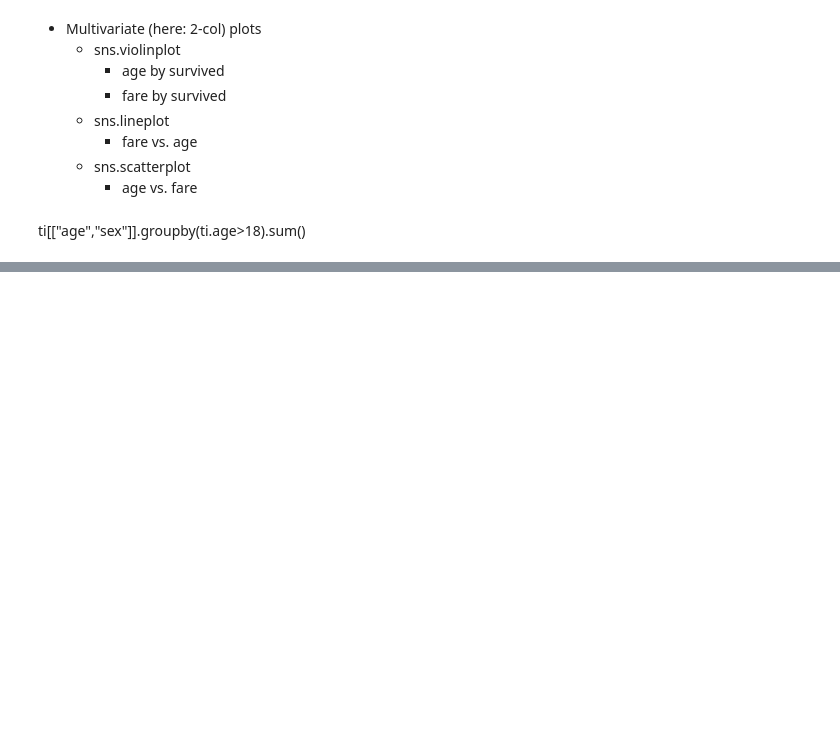
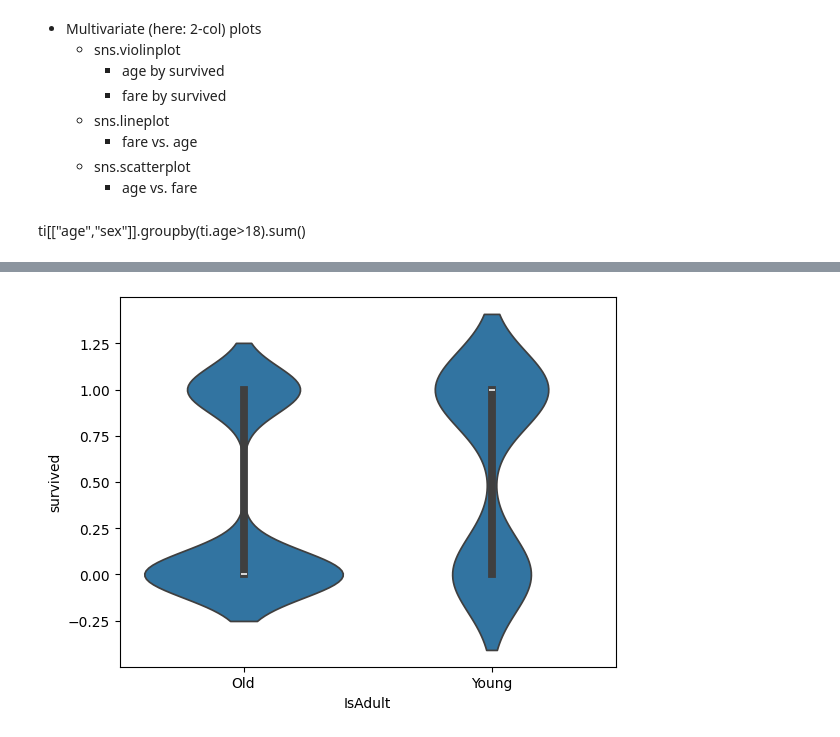
Before and after one commit to RanjithM12/OpenAI_Training, a Jupyter notebook: Sep24_002_EDA_Visuals.ipynb, the cells around one changed output, grey strips where cells are left out. Cells and saved outputs as stored; diff of their text form; code cells hidden in the pictures; blank space fills up the shorter version.

```diff
--- a/Sep24_002_EDA_Visuals.ipynb
+++ b/Sep24_002_EDA_Visuals.ipynb
@@ -276,3 +286,7 @@ sns.scatterplot(data=ti, x='fare', y='age',
         * age vs. fare
 # %% [markdown]
 ti[["age","sex"]].groupby(ti.age>18).sum()
+# %%
+ageencoding = lambda x: 'Young' if x=='child' else 'Old'
+ti['IsAdult']=ti['who'].apply(ageencoding)
+ti
@@ -278,0 +307,4 @@ ti[["age","sex"]].groupby(ti.age>18).sum()
+# %%
+sns.violinplot(data=ti, x='IsAdult', y='survived');
+# %% [output]
+[figure, added]
```
Also changed, not shown: parts of 10 cells of this notebook.
